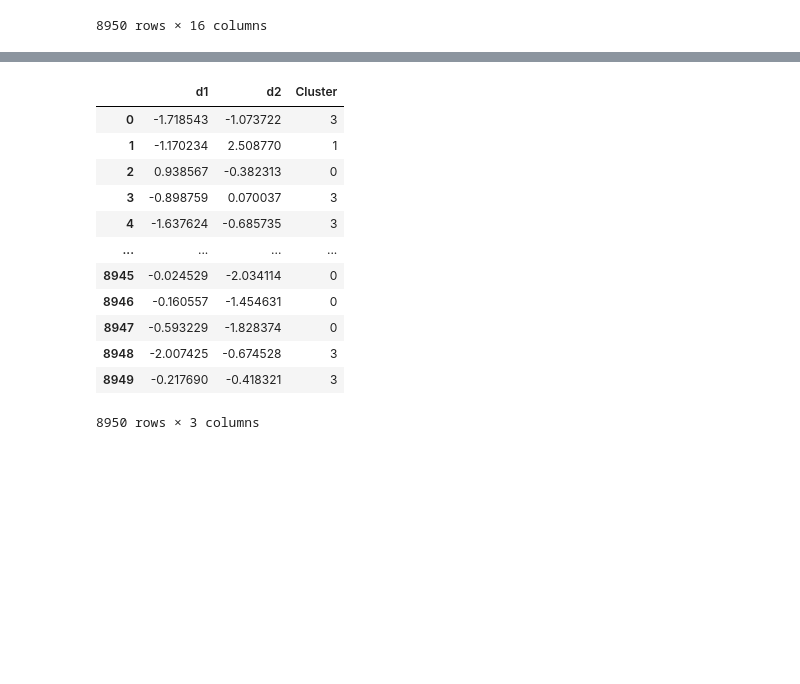
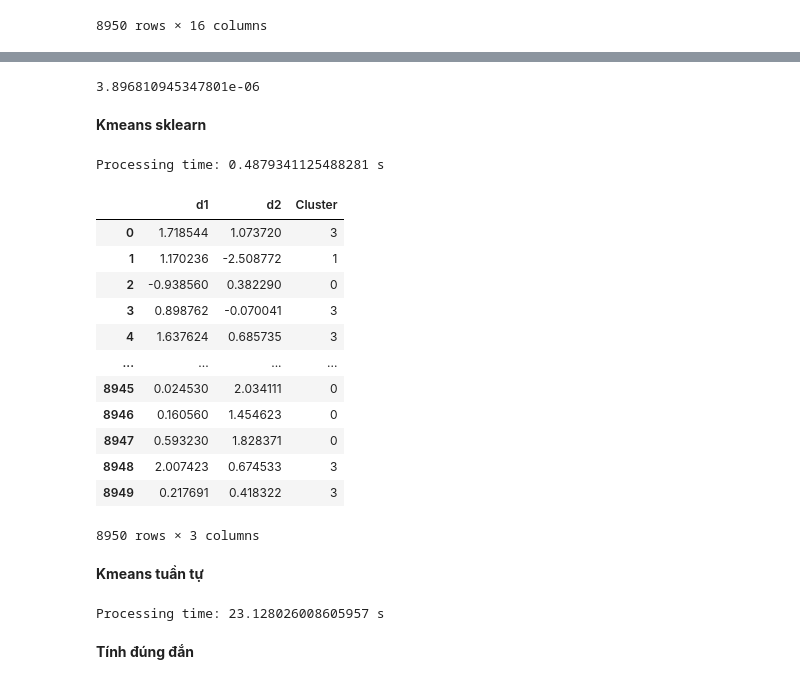
Before and after one commit to baosonhcmus/Customers-Segmentation, a Jupyter notebook: Customers_Segmentation.ipynb, the cells around one changed output, grey strips where cells are left out. Cells and saved outputs as stored; diff of their text form; code cells hidden in the pictures; blank space fills up the shorter version.

```diff
--- a/Customers_Segmentation.ipynb
+++ b/Customers_Segmentation.ipynb
@@ -201,4 +228,8 @@ X.head()
 # %%
 from sklearn.decomposition import PCA
-pca = PCA(n_components = 2) #Song song chỗ này
-X = pca.fit_transform(X)
+
+start = time.time()
+pca = PCA(n_components = 2)
+X_1 = pca.fit_transform(X)
+end = time.time()
+print(f'Processing time: {end - start} s')
@@ -214,0 +269,5 @@ array([[-1.71854342, -1.07372201],
+# %%
+start = time.time()
+X_2 = PCA(X, 2)
+end = time.time()
+print(f'Processing time: {end - start} s')
@@ -215,26 +298,41 @@ array([[-1.71854342, -1.07372201],
+# %%
+np.mean(np.abs(X_1 - (-1)*X_2))
+# %% [output]
+3.896810945347801e-06
+# %% [markdown]
+**Kmeans sklearn**
 # %%
 from sklearn.cluster import KMeans
 import plotly.express as px
 
-kmeans = KMeans(n_clusters=4, n_init=10, max_iter=300, verbose=False, random_state=300)
-clusters = pd.DataFrame(kmeans.fit_predict(X), columns=['Cluster']) #Song song chỗ này
+kmeans_sklearn = KMeans(n_clusters=4, n_init=10, max_iter=1000, verbose=False, random_state=300)
+
+start = time.time()
+clusters_sklean = pd.DataFrame(kmeans_sklearn.fit_predict(X_2), columns=['Cluster'])
+end = time.time()
+print(f'Processing time: {end - start} s')
+
 
 #clusters_data = pd.concat([X, clusters], axis=1)
+# %% [output]
+Processing time: 0.4879341125488281 s
 # %%
-train_X=pd.DataFrame(X,columns=['d1','d2'])
-clusters_data = pd.concat([train_X,clusters],axis=1)
+train_X=pd.DataFrame(X_2,columns=['d1','d2'])
+clusters_data = pd.concat([train_X,clusters_sklean],axis=1)
 clusters_data
 # %% [output]
 |  | d1 | d2 | Cluster |
-| 0 | -1.718543 | -1.073722 | 3 |
-| 1 | -1.170234 | 2.508770 | 1 |
-| 2 | 0.938567 | -0.382313 | 0 |
-| 3 | -0.898759 | 0.070037 | 3 |
-| 4 | -1.637624 | -0.685735 | 3 |
+| 0 | 1.718544 | 1.073720 | 3 |
+| 1 | 1.170236 | -2.508772 | 1 |
+| 2 | -0.938560 | 0.382290 | 0 |
+| 3 | 0.898762 | -0.070041 | 3 |
+| 4 | 1.637624 | 0.685735 | 3 |
 | ... | ... | ... | ... |
-| 8945 | -0.024529 | -2.034114 | 0 |
-| 8946 | -0.160557 | -1.454631 | 0 |
-| 8947 | -0.593229 | -1.828374 | 0 |
-| 8948 | -2.007425 | -0.674528 | 3 |
-| 8949 | -0.217690 | -0.418321 | 3 |
+| 8945 | 0.024530 | 2.034111 | 0 |
+| 8946 | 0.160560 | 1.454623 | 0 |
+| 8947 | 0.593230 | 1.828371 | 0 |
+| 8948 | 2.007423 | 0.674533 | 3 |
+| 8949 | 0.217691 | 0.418322 | 3 |
 8950 rows × 3 columns
+# %% [markdown]
+**Kmeans tuần tự**
@@ -240,0 +369,11 @@ clusters_data
+# %%
+from scipy.spatial.distance import cdist
+
+start = time.time()
+label = kmeans(X_2, 4, 1000)
+end = time.time()
+print(f'Processing time: {end - start} s')
+# %% [output]
+Processing time: 23.128026008605957 s
+# %% [markdown]
+**Tính đúng đắn**
```
Also changed, not shown: parts of 55 cells of this notebook.
